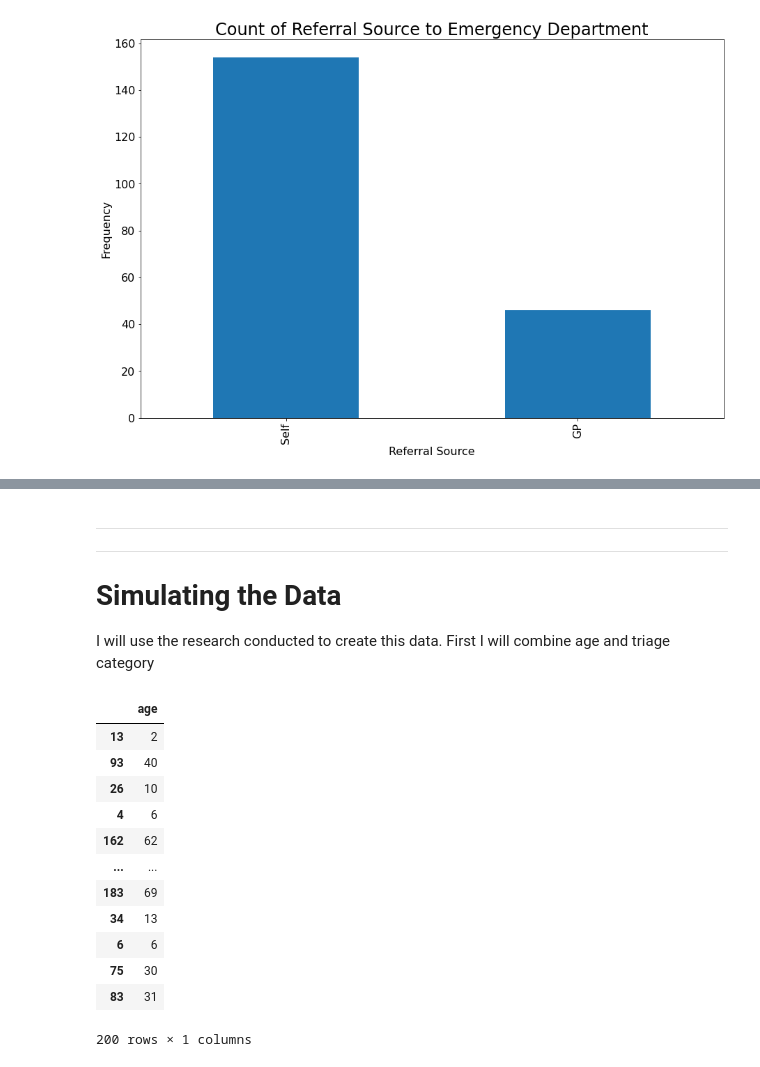
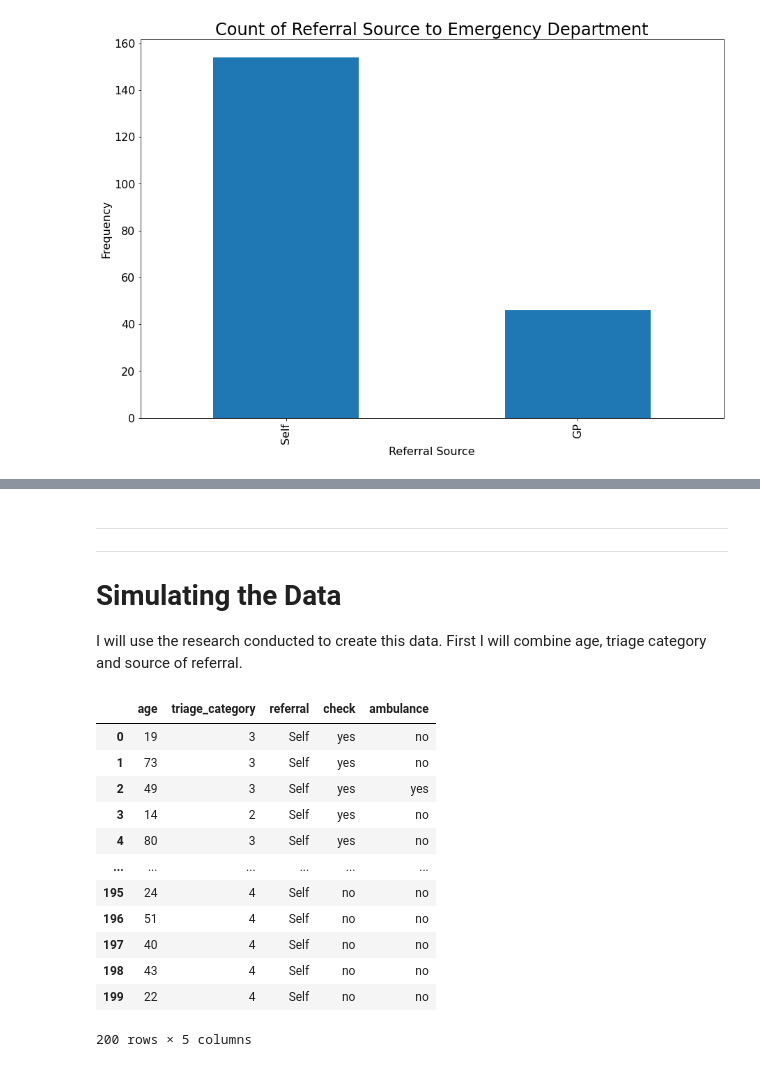
Before and after one commit to fionnmccarthy/Prog_DA_Project, a Jupyter notebook: real_world_phenomenon .ipynb, the cells around one changed output, grey strips where cells are left out. Saved outputs shown, nothing was run; the diff lists cells and outputs as text; code cells hidden in the pictures.

```diff
--- a/real_world_phenomenon .ipynb
+++ b/real_world_phenomenon .ipynb
@@ -284,20 +282,56 @@ Given the above researched articles I will utilize the statistic that anywhere b
 ***
 ***
 # Simulating the Data
-I will use the research conducted to create this data. First I will combine age and triage category
+I will use the research conducted to create this data. First I will combine age, triage category and source of referral.
 # %%
-age_df
+#combine age and triage category
+df = age_df.join(triage_df)
+df
+
+#combine referral source to dataframe
+df2 = df.join(referral_df)
+
+df2['triage_category'] = df2['triage_category'].astype(int)
+df2
+
+# https://stackoverflow.com/questions/30631841/pandas-how-do-i-assign-values-based-on-multiple-conditions-for-existing-columns [15]
+df2['check'] = np.where(((df2['triage_category'] < 4) & (df2['referral'] == 'Self' )) , 'yes', 'no')
+df2
+
+
+# datframe of patients who could qualify for ambulance arrival
+ambulance_check_yes = df2[df2["check"] == 'yes']
+ambulance_check_yes = ambulance_check_yes[['age', 'triage_category', 'referral', 'check']]
+ambulance_check_yes
+
+# list of triage categories
+yes_no = ['yes', 'no']
+
+# assigning patients who did arrive by ambulance - 15% = 30 so used p=0.5 as count was 62
+ambulance_check_yes['ambulance'] = rng.choice(yes_no, 62, p=[0.5, 0.5])
+ambulance_check_yes
+
+
+# datframe of patients who could not qualify for ambulance arrival
+ambulance_check_no = df2[df2["check"] == 'no']
+ambulance_check_no = ambulance_check_no[['age', 'triage_category', 'referral', 'check']]
+ambulance_check_no['ambulance'] = 'no'
+ambulance_check_no
+
+#combing all variables
+final_df = pd.concat([ambulance_check_yes, ambulance_check_no], ignore_index=True)
+final_df
 # %% [output]
-|  | age |
-| 13 | 2 |
-| 93 | 40 |
-| 26 | 10 |
-| 4 | 6 |
-| 162 | 62 |
-| ... | ... |
-| 183 | 69 |
-| 34 | 13 |
-| 6 | 6 |
-| 75 | 30 |
-| 83 | 31 |
+|  | age | triage_category | referral | check | ambulance |
+| 0 | 19 | 3 | Self | yes | no |
+| 1 | 73 | 3 | Self | yes | no |
+| 2 | 49 | 3 | Self | yes | yes |
+| 3 | 14 | 2 | Self | yes | no |
+| 4 | 80 | 3 | Self | yes | no |
+| ... | ... | ... | ... | ... | ... |
+| 195 | 24 | 4 | Self | no | no |
+| 196 | 51 | 4 | Self | no | no |
+| 197 | 40 | 4 | Self | no | no |
+| 198 | 43 | 4 | Self | no | no |
+| 199 | 22 | 4 | Self | no | no |
-200 rows × 1 columns
+200 rows × 5 columns
```
Also changed, not shown: parts of 19 cells of this notebook, 2 other files.
